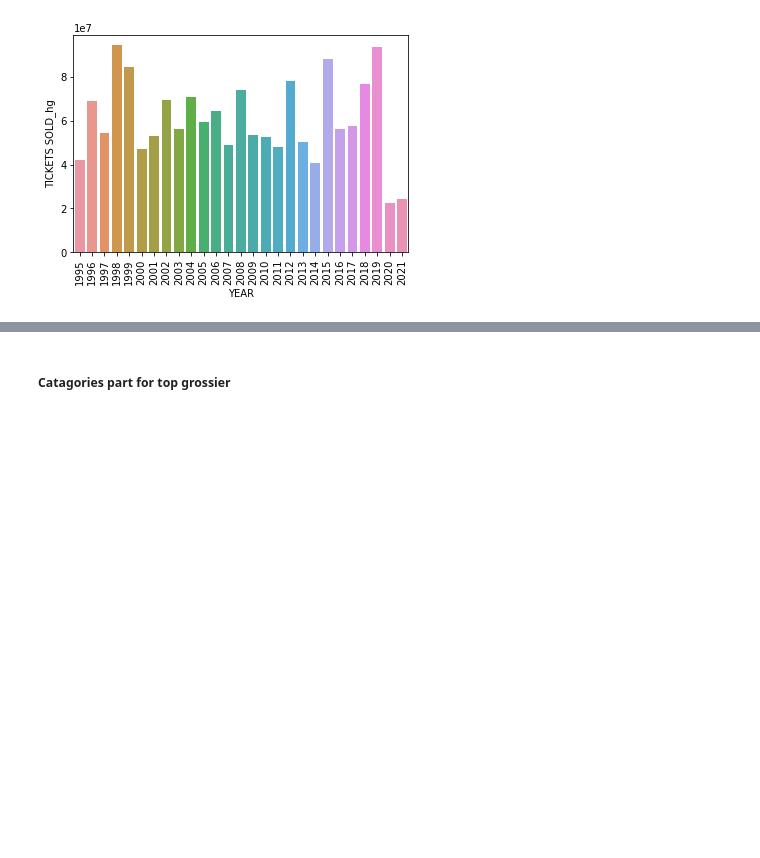
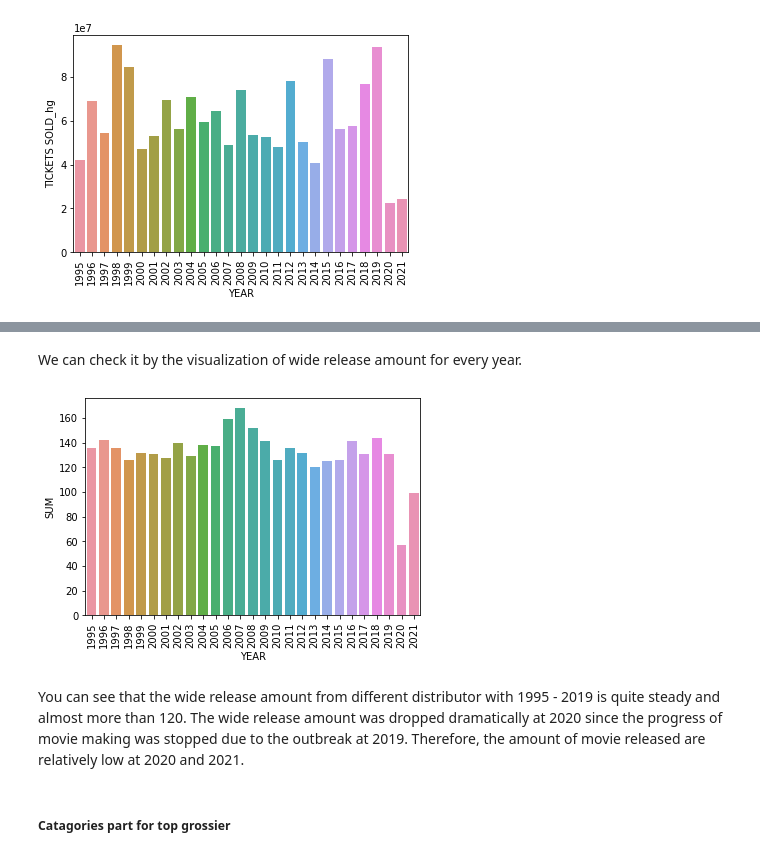
Before and after one commit to dcrowTMH/movie_eda, a Jupyter notebook: Movie_EDA.ipynb, the cells around one changed output, grey strips where cells are left out. Saved outputs shown, nothing was run; the diff lists cells and outputs as text; code cells hidden in the pictures; blank space fills up the shorter version.

```diff
--- a/Movie_EDA.ipynb
+++ b/Movie_EDA.ipynb
@@ -583,3 +647,18 @@ One outstanding point is that the amount of sold ticket is dropped dramatically
+# %% [markdown]
+We can check it by the visualization of wide release amount for every year.
+# %%
+# Copy the data frame and calculate the sum for each column
+df2 = df_wide_release.copy()
+# Remove the total major 6 column to get rid of the noise
+df2.drop(['TOTAL MAJOR 6'], axis = 1, inplace = True)
+df2['SUM'] = list(df2.set_index('YEAR').sum(axis = 1))
+# %%
+sns.barplot(data = df2, x = 'YEAR', y = 'SUM')
+x = plt.xticks(rotation = 90)
+# %% [output]
+[figure, added]
+# %% [markdown]
+You can see that the wide release amount from different distributor with 1995 - 2019 is quite steady and almost more than 120. The wide release amount was dropped dramatically at 2020 since the progress of movie making was stopped due to the outbreak at 2019. Therefore, the amount of movie released are relatively low at 2020 and 2021.
 # %% [markdown]
 ##### Catagories part for top grossier
 # %% [markdown]
```
Also changed, not shown: parts of 29 cells of this notebook.
